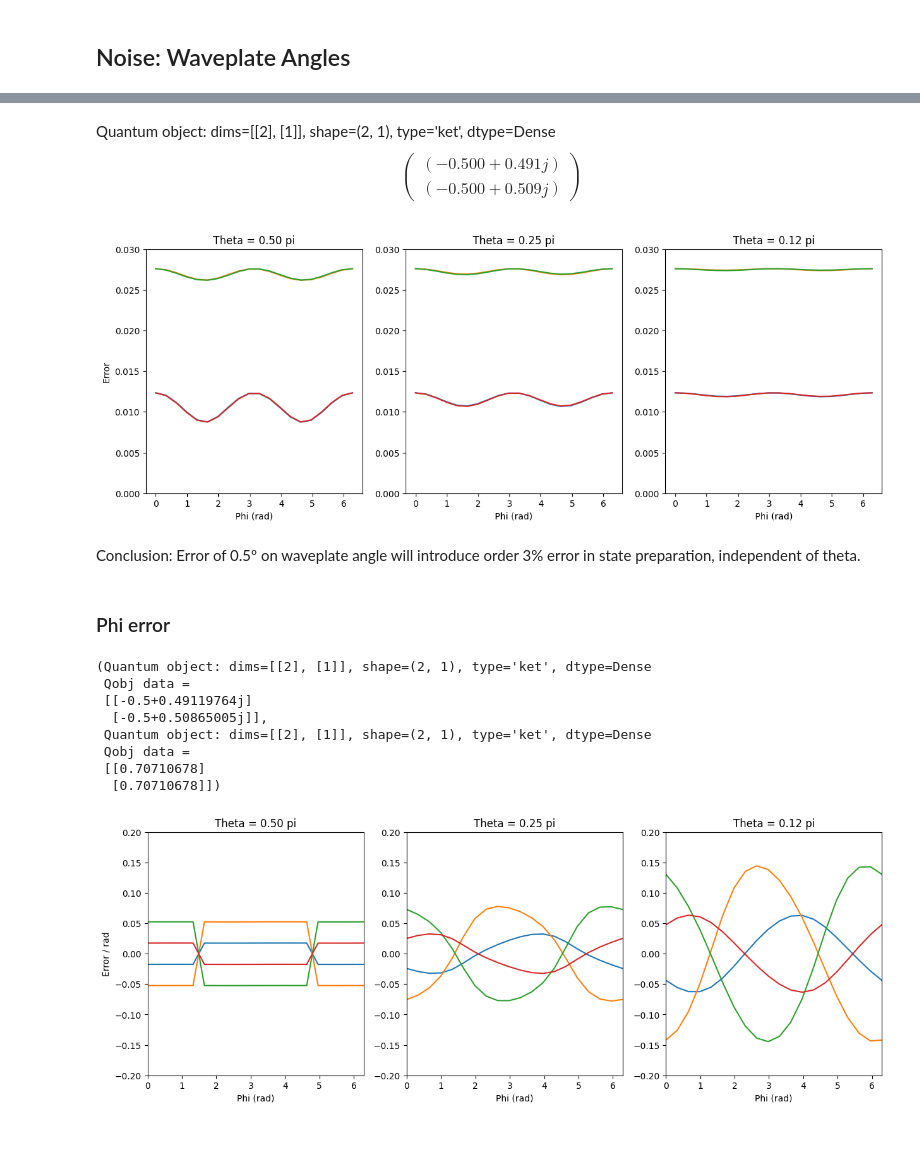
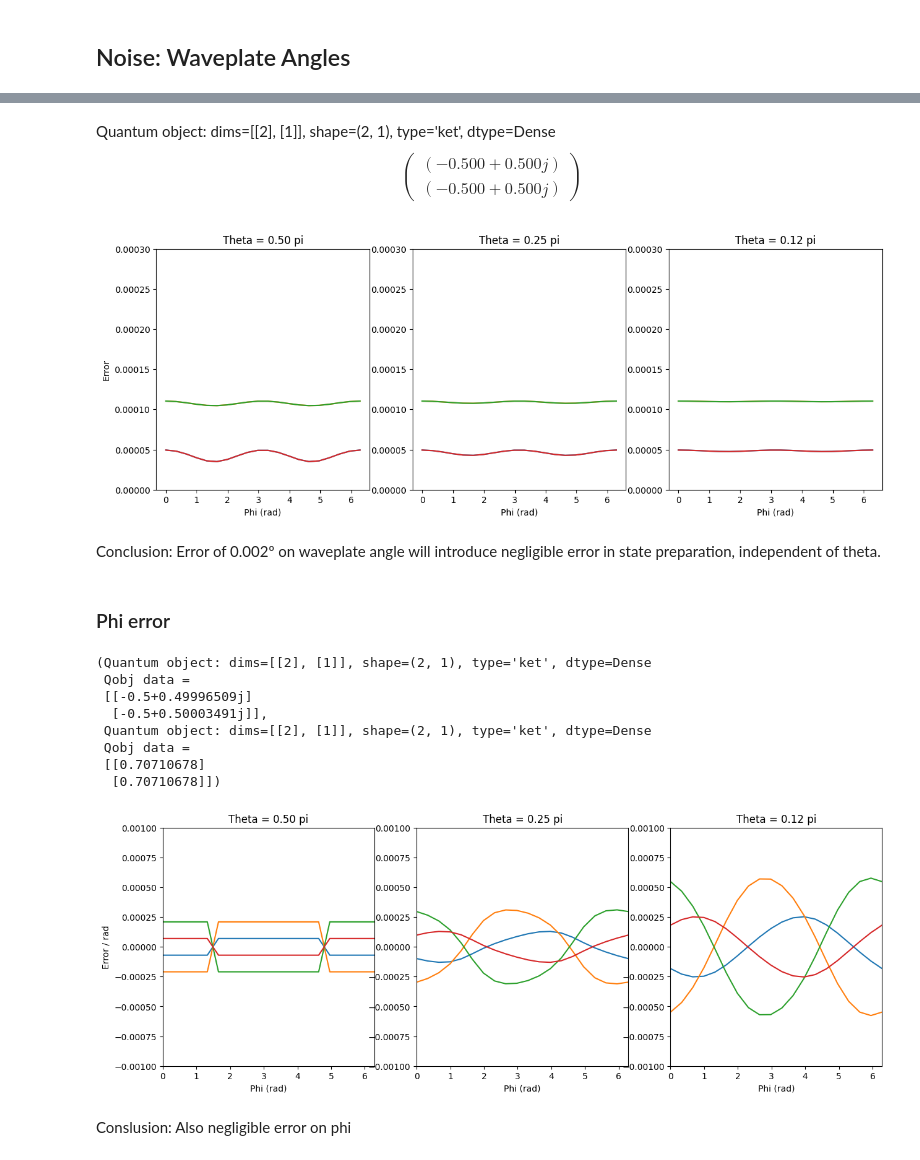
Before and after one commit to josephniblo/multi-parameter-estimation, a Jupyter notebook: state-preparation.ipynb, the cells around one changed output, grey strips where cells are left out. Drawn from its saved outputs; the diff is of its cells as text; code cells hidden in the pictures.

Commit message:
Update error estimates

```diff
--- a/state-preparation.ipynb
+++ b/state-preparation.ipynb
@@ -90,7 +93,8 @@ Conclusion: Waveplate calculation is a negligible source of error on state prepa
 # %% [markdown]
 ## Noise: Waveplate Angles
 # %%
-noise = [[0.5, 0.5], [0.5, -0.5], [-0.5, 0.5], [-0.5, -0.5]]  # half a degree of noise
+abs_degree_error = 0.002
+noise = np.multiply(abs_degree_error, [[1,1], [1,-1], [-1, 1], [-1, -1]])
 noise = np.multiply(np.pi / 180, noise)  # convert to radians
 
 noisy_settings = [
@@ -127,7 +131,7 @@ i_phi = 0
 i_noise = 0
 noisy_final_states[i_theta][i_phi][i_noise]
 # %% [output]
-Quantum object: dims=[[2], [1]], shape=(2, 1), type='ket', dtype=Dense$$\left(\begin{array}{cc}(-0.500+0.491j)\\(-0.500+0.509j)\end{array}\right)$$
+Quantum object: dims=[[2], [1]], shape=(2, 1), type='ket', dtype=Dense$$\left(\begin{array}{cc}(-0.500+0.500j)\\(-0.500+0.500j)\end{array}\right)$$
 # %%
 # get the overlap between the noisy final states and the target states
 error = [
@@ -146,16 +150,16 @@ error = [
 fig, ax = plt.subplots(1, len(thetas), figsize=(5 * len(thetas), 5))
 for i in range(len(thetas)):
     # set axis min/max
-    ax[i].set_ylim([0, 0.03])
+    ax[i].set_ylim([0, 0.0003])
     ax[i].plot(phis, error[i])
     ax[i].set_title(f"Theta = {thetas[i]/np.pi:.2f} pi")
     ax[i].set_xlabel("Phi (rad)")
 ax[0].set_ylabel("Error")
 plt.show()
 # %% [output]
-[figure, old version]
+[figure, new version]
 # %% [markdown]
-Conclusion: Error of 0.5º on waveplate angle will introduce order 3% error in state preparation, independent of theta.
+Conclusion: Error of 0.002º on waveplate angle will introduce negligible error in state preparation, independent of theta.
 # %% [markdown]
 ### Phi error
 # %%
@@ -171,8 +175,8 @@ noisy_final_states[i_theta][i_phi][i_noise], states[i_theta][i_phi]
 # %% [output]
 (Quantum object: dims=[[2], [1]], shape=(2, 1), type='ket', dtype=Dense
  Qobj data =
- [[-0.5+0.49119764j]
-  [-0.5+0.50865005j]],
+ [[-0.5+0.49996509j]
+  [-0.5+0.50003491j]],
  Quantum object: dims=[[2], [1]], shape=(2, 1), type='ket', dtype=Dense
  Qobj data =
  [[0.70710678]
@@ -180,25 +184,27 @@ noisy_final_states[i_theta][i_phi][i_noise], states[i_theta][i_phi]
 # %%
 # get the phi error between the noisy final states and the target states
 error = [
     [
         [
             (get_theta_phi(noisy_final_states[i_theta][i_phi][i_noise])[1] - phis[i_phi] + np.pi) % (2 * np.pi) - np.pi
             for i_noise in range(4)
         ]
         for i_phi in range(len(phis))
     ]
     for i_theta in range(len(thetas))
 ]
 
 fig, ax = plt.subplots(1, len(thetas), figsize=(5 * len(thetas), 5))
 for i in range(len(thetas)):
     # set axis min/max
-    ax[i].set_ylim([-0.2, 0.2])
+    ax[i].set_ylim([-0.001, 0.001])
     ax[i].set_xlim([0, 2*np.pi])
     ax[i].plot(phis, error[i])
     ax[i].set_title(f"Theta = {thetas[i]/np.pi:.2f} pi")
     ax[i].set_xlabel("Phi (rad)")
 ax[0].set_ylabel("Error / rad")
 plt.show()
 # %% [output]
-[figure, old version]
+[figure, new version]
+# %% [markdown]
+Conslusion: Also negligible error on phi
```
Also changed, not shown: parts of 2 cells of this notebook.
